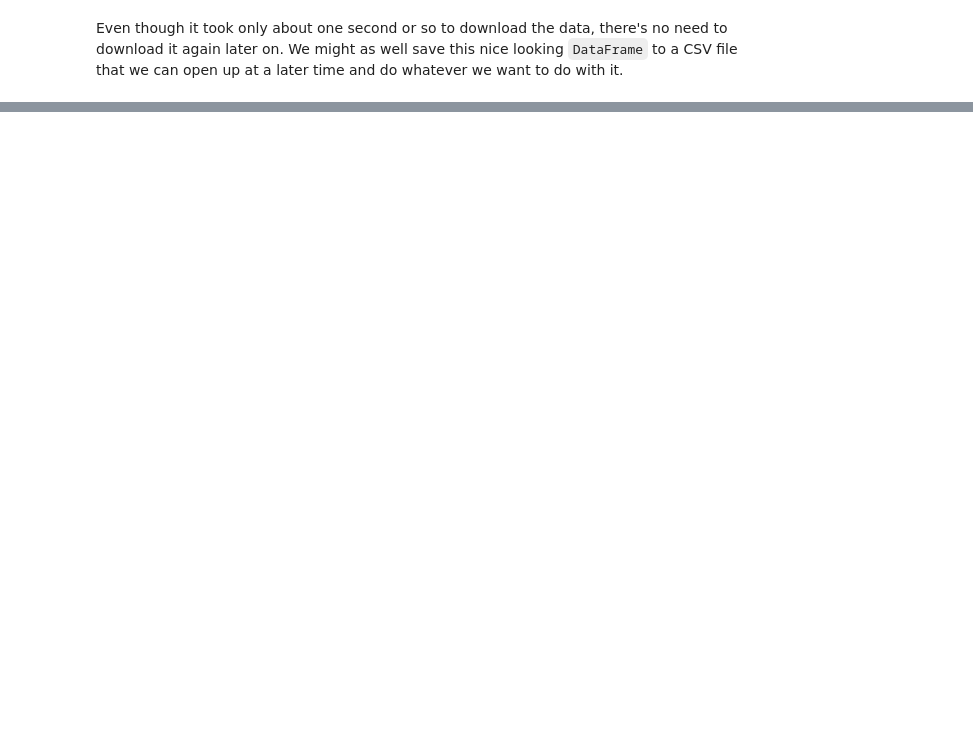
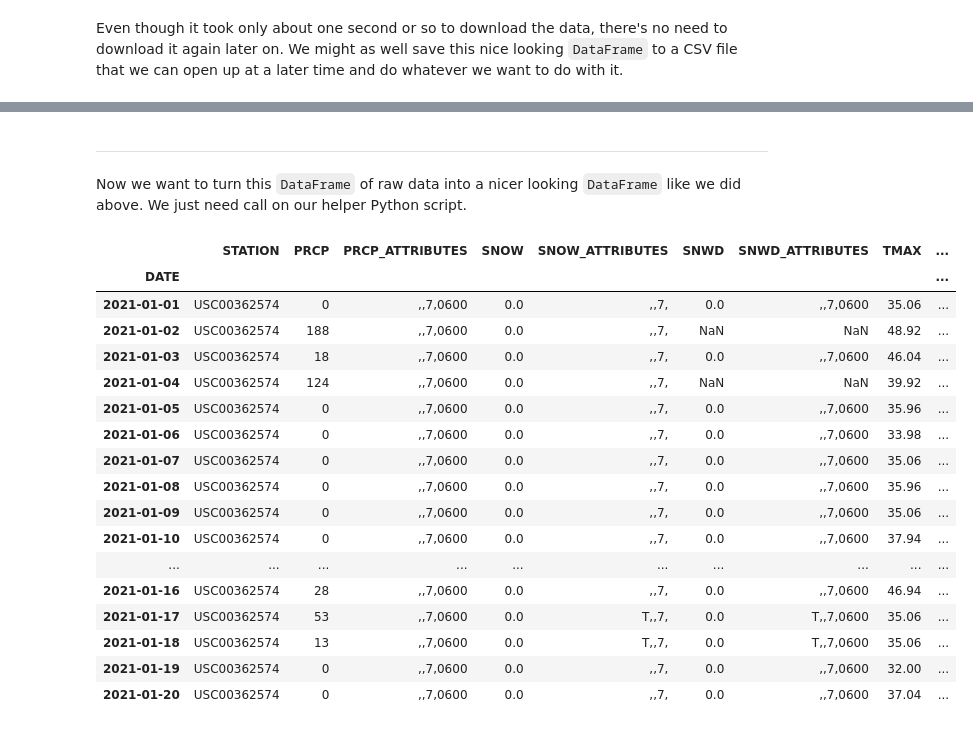
Before and after one commit to holsapple/pandas_tutorial, a Jupyter notebook: notebooks/intro_pandas.ipynb, the cells around one changed output, grey strips where cells are left out. Saved outputs shown, nothing was run; the diff lists cells and outputs as text; code cells hidden in the pictures; blank space fills up the shorter version.

```diff
--- a/notebooks/intro_pandas.ipynb
+++ b/notebooks/intro_pandas.ipynb
@@ -655,0 +833,26 @@ weather_scraped.to_csv('../data/wx_pitt_pa_jun22.csv')
+# %% [markdown]
+---
+
+Now we want to turn this `DataFrame` of raw data into a nicer looking `DataFrame` like we did above. We just need call on our helper Python script.
+# %%
+weather_scraped = clean_df(weather_scraped_raw)
+weather_scraped.head(20)
+# %% [output]
+|  | STATION | PRCP | PRCP_ATTRIBUTES | SNOW | SNOW_ATTRIBUTES | SNWD | SNWD_ATTRIBUTES | TMAX | ... |
+| DATE |  |  |  |  |  |  |  |  | ... |
+| 2021-01-01 | USC00362574 | 0 | ,,7,0600 | 0.0 | ,,7, | 0.0 | ,,7,0600 | 35.06 | ... |
+| 2021-01-02 | USC00362574 | 188 | ,,7,0600 | 0.0 | ,,7, | NaN | NaN | 48.92 | ... |
+| 2021-01-03 | USC00362574 | 18 | ,,7,0600 | 0.0 | ,,7, | 0.0 | ,,7,0600 | 46.04 | ... |
+| 2021-01-04 | USC00362574 | 124 | ,,7,0600 | 0.0 | ,,7, | NaN | NaN | 39.92 | ... |
+| 2021-01-05 | USC00362574 | 0 | ,,7,0600 | 0.0 | ,,7, | 0.0 | ,,7,0600 | 35.96 | ... |
+| 2021-01-06 | USC00362574 | 0 | ,,7,0600 | 0.0 | ,,7, | 0.0 | ,,7,0600 | 33.98 | ... |
+| 2021-01-07 | USC00362574 | 0 | ,,7,0600 | 0.0 | ,,7, | 0.0 | ,,7,0600 | 35.06 | ... |
+| 2021-01-08 | USC00362574 | 0 | ,,7,0600 | 0.0 | ,,7, | 0.0 | ,,7,0600 | 35.96 | ... |
+| 2021-01-09 | USC00362574 | 0 | ,,7,0600 | 0.0 | ,,7, | 0.0 | ,,7,0600 | 35.06 | ... |
+| 2021-01-10 | USC00362574 | 0 | ,,7,0600 | 0.0 | ,,7, | 0.0 | ,,7,0600 | 37.94 | ... |
+| ... | ... | ... | ... | ... | ... | ... | ... | ... | ... |
+| 2021-01-16 | USC00362574 | 28 | ,,7,0600 | 0.0 | ,,7, | 0.0 | ,,7,0600 | 46.94 | ... |
+| 2021-01-17 | USC00362574 | 53 | ,,7,0600 | 0.0 | T,,7, | 0.0 | T,,7,0600 | 35.06 | ... |
+| 2021-01-18 | USC00362574 | 13 | ,,7,0600 | 0.0 | T,,7, | 0.0 | T,,7,0600 | 35.06 | ... |
+| 2021-01-19 | USC00362574 | 0 | ,,7,0600 | 0.0 | ,,7, | 0.0 | ,,7,0600 | 32.00 | ... |
+| 2021-01-20 | USC00362574 | 0 | ,,7,0600 | 0.0 | ,,7, | 0.0 | ,,7,0600 | 37.04 | ... |
```
Also changed, not shown: parts of 30 cells of this notebook, 3 other files.
